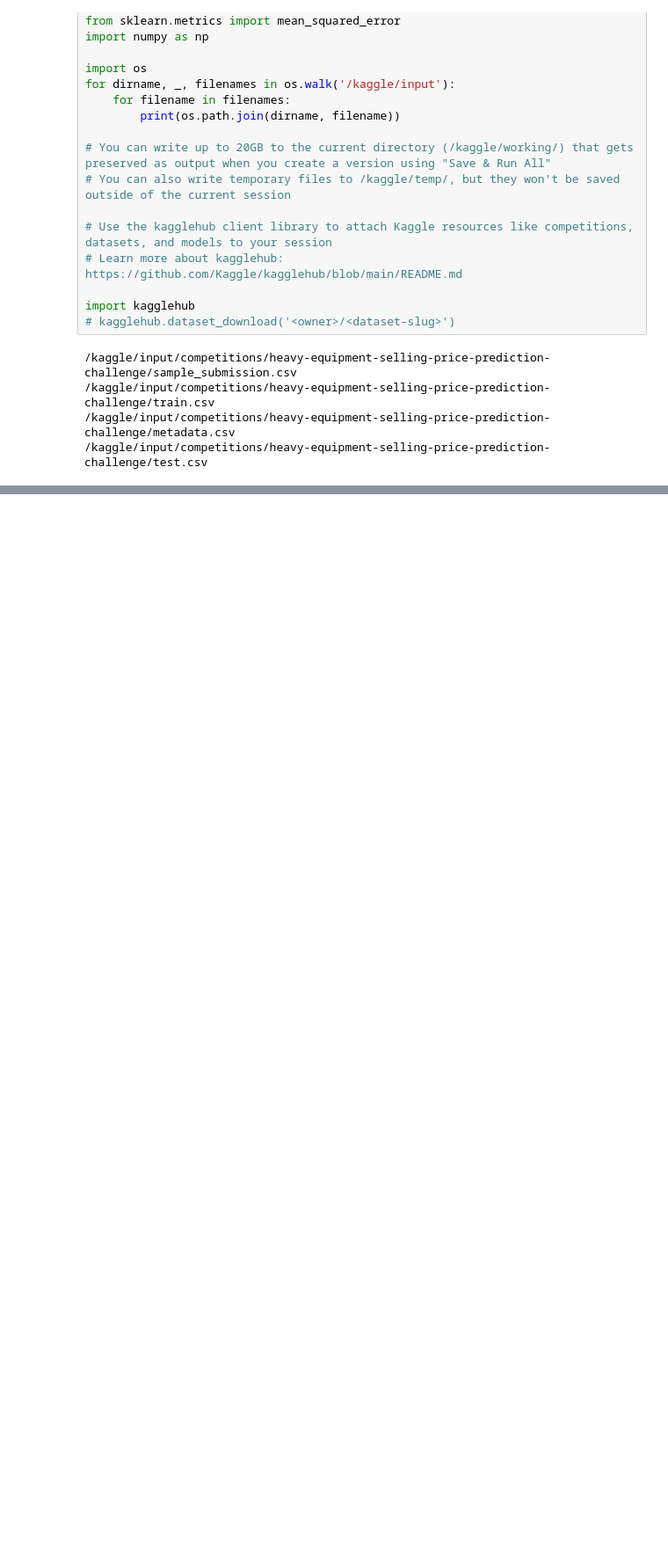
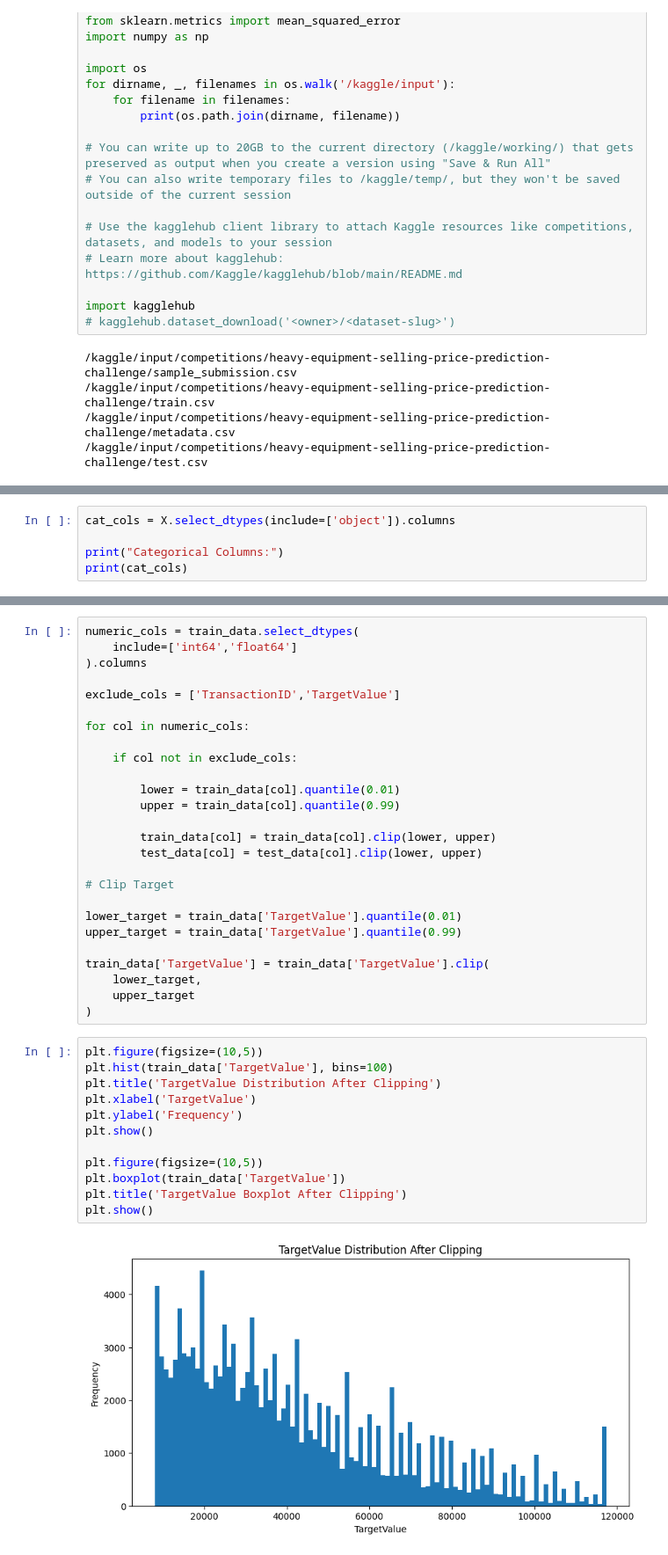
Before and after one commit to Yukti123Ramtani/data-science-projects, a Jupyter notebook: 25f1002035-notebook-2026t2.ipynb, the cells around one changed output, grey strips where cells are left out. Shown at 88% size. Drawn from its saved outputs; the diff is of its cells as text; blank space fills up the shorter version.

```diff
--- a/25f1002035-notebook-2026t2.ipynb
+++ b/25f1002035-notebook-2026t2.ipynb
@@ -47,0 +312,5 @@ Mean Value:  41521.87404705085
+# %%
+cat_cols = X.select_dtypes(include=['object']).columns
+
+print("Categorical Columns:")
+print(cat_cols)
@@ -47,0 +374,40 @@ Mean Value:  41521.87404705085
+# %%
+numeric_cols = train_data.select_dtypes(
+    include=['int64','float64']
+).columns
+
+exclude_cols = ['TransactionID','TargetValue']
+
+for col in numeric_cols:
+
+    if col not in exclude_cols:
+
+        lower = train_data[col].quantile(0.01)
+        upper = train_data[col].quantile(0.99)
+
+        train_data[col] = train_data[col].clip(lower, upper)
+        test_data[col] = test_data[col].clip(lower, upper)
+
+# Clip Target
+
+lower_target = train_data['TargetValue'].quantile(0.01)
+upper_target = train_data['TargetValue'].quantile(0.99)
+
+train_data['TargetValue'] = train_data['TargetValue'].clip(
+    lower_target,
+    upper_target
+)
+# %%
+plt.figure(figsize=(10,5))
+plt.hist(train_data['TargetValue'], bins=100)
+plt.title('TargetValue Distribution After Clipping')
+plt.xlabel('TargetValue')
+plt.ylabel('Frequency')
+plt.show()
+
+plt.figure(figsize=(10,5))
+plt.boxplot(train_data['TargetValue'])
+plt.title('TargetValue Boxplot After Clipping')
+plt.show()
+# %% [output]
+[figure, added]
```
Also changed, not shown: parts of 27 cells of this notebook.
